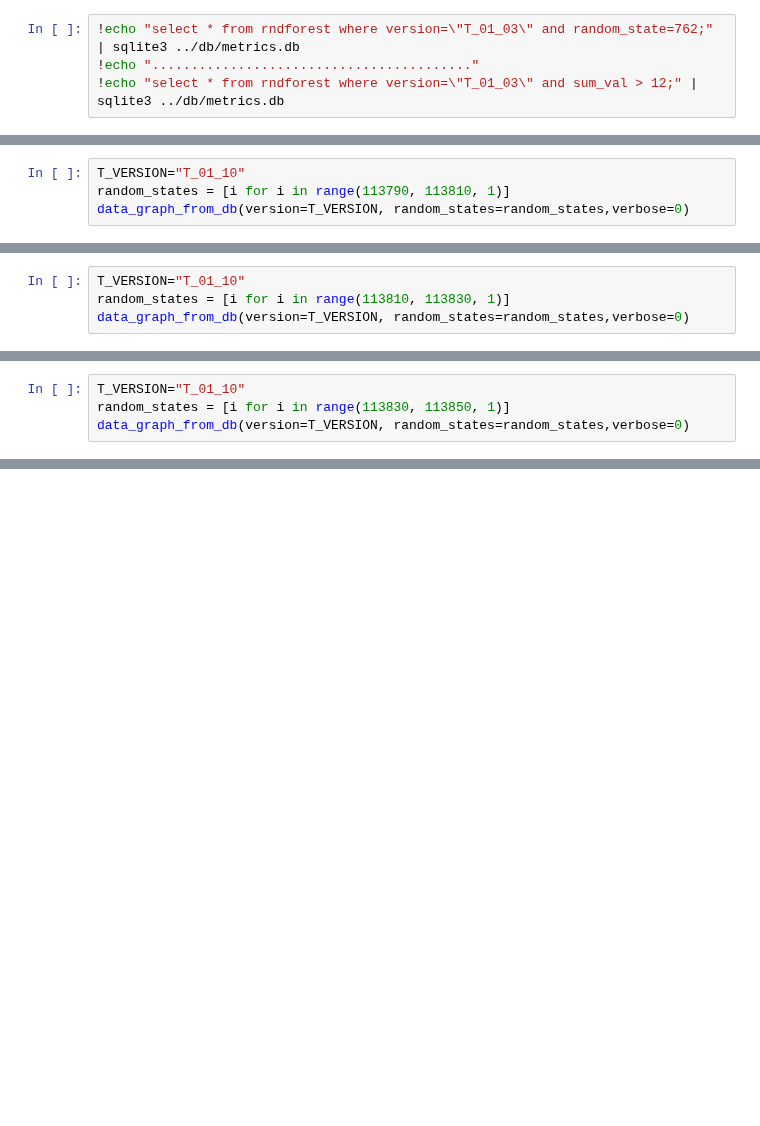
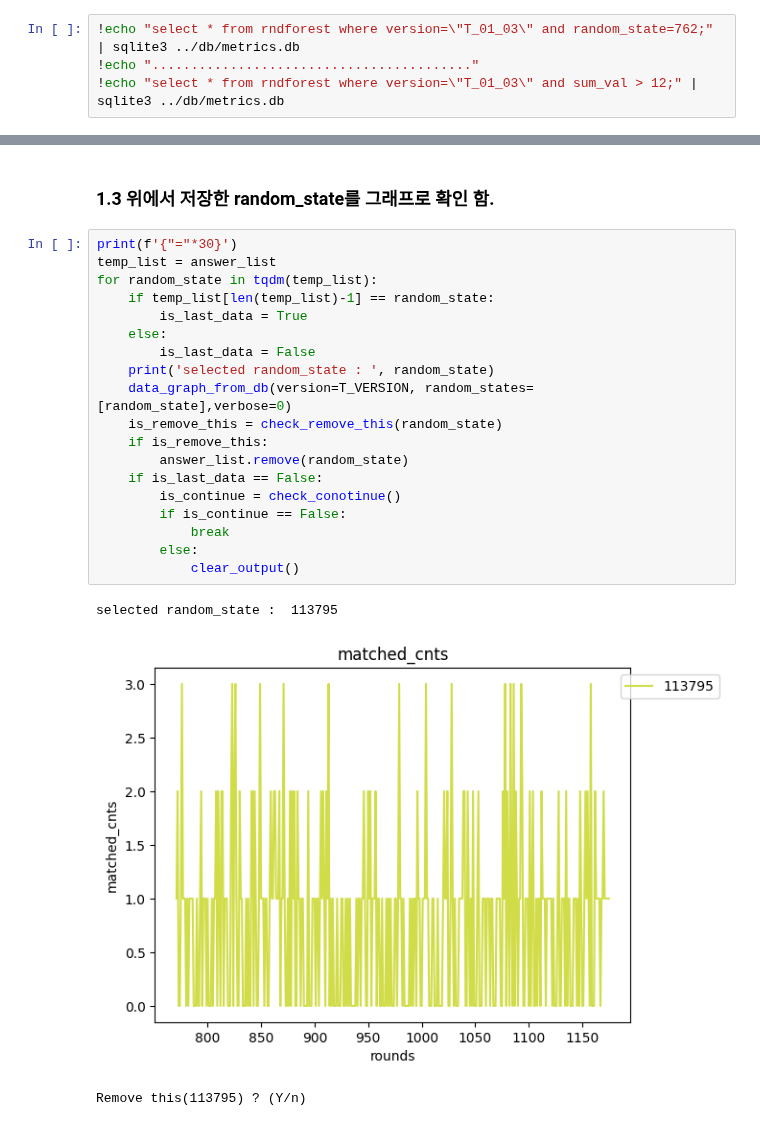
Before and after one commit to swhors/LSTM_Analyze, a Jupyter notebook: foresttrans/Analyze_book05.ipynb, the cells around one changed output, grey strips where cells are left out. Cells and saved outputs as stored; diff of their text form; blank space fills up the shorter version.

```diff
--- a/foresttrans/Analyze_book05.ipynb
+++ b/foresttrans/Analyze_book05.ipynb
@@ -348,4 +348,0 @@ data_graph_from_db(version=T_VERSION, random_states=random_states,verbose=0)
-# %%
-T_VERSION="T_01_10"
-random_states = [i for i in range(113790, 113810, 1)]
-data_graph_from_db(version=T_VERSION, random_states=random_states,verbose=0)
@@ -354,4 +348,0 @@ data_graph_from_db(version=T_VERSION, random_states=random_states,verbose=0)
-# %%
-T_VERSION="T_01_10"
-random_states = [i for i in range(113810, 113830, 1)]
-data_graph_from_db(version=T_VERSION, random_states=random_states,verbose=0)
@@ -360,4 +348,0 @@ data_graph_from_db(version=T_VERSION, random_states=random_states,verbose=0)
-# %%
-T_VERSION="T_01_10"
-random_states = [i for i in range(113830, 113850, 1)]
-data_graph_from_db(version=T_VERSION, random_states=random_states,verbose=0)
@@ -365,0 +452,25 @@ data_graph_from_db(version=T_VERSION, random_states=random_states,verbose=0)
+# %% [markdown]
+### 1.3 위에서 저장한 random_state를 그래프로 확인 함.
+# %%
+print(f'{"="*30}')
+temp_list = answer_list
+for random_state in tqdm(temp_list):
+    if temp_list[len(temp_list)-1] == random_state:
+        is_last_data = True
+    else:
+        is_last_data = False
+    print('selected random_state : ', random_state)
+    data_graph_from_db(version=T_VERSION, random_states=[random_state],verbose=0)
+    is_remove_this = check_remove_this(random_state)
+    if is_remove_this:
+        answer_list.remove(random_state)
+    if is_last_data == False:
+        is_continue = check_conotinue()
+        if is_continue == False:
+            break
+        else:
+            clear_output()
+# %% [output]
+selected random_state :  113795
+[figure, added]
+Remove this(113795) ? (Y/n)
```
Also changed, not shown: parts of 29 cells of this notebook, 2 other files.
